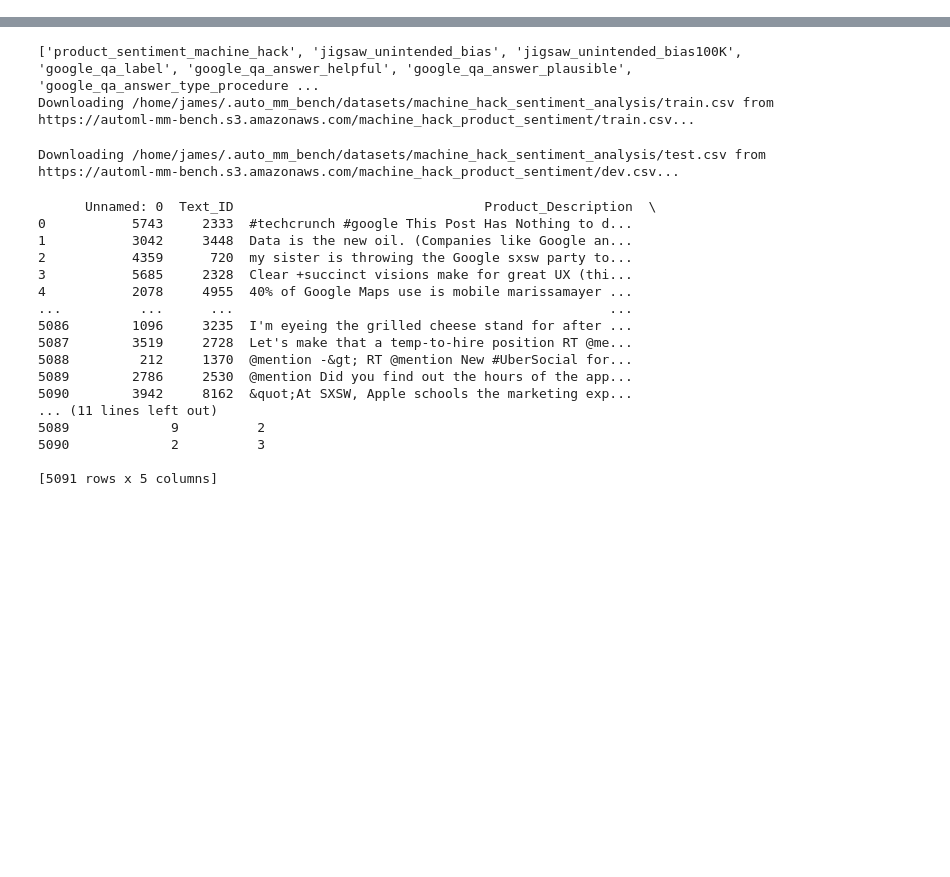
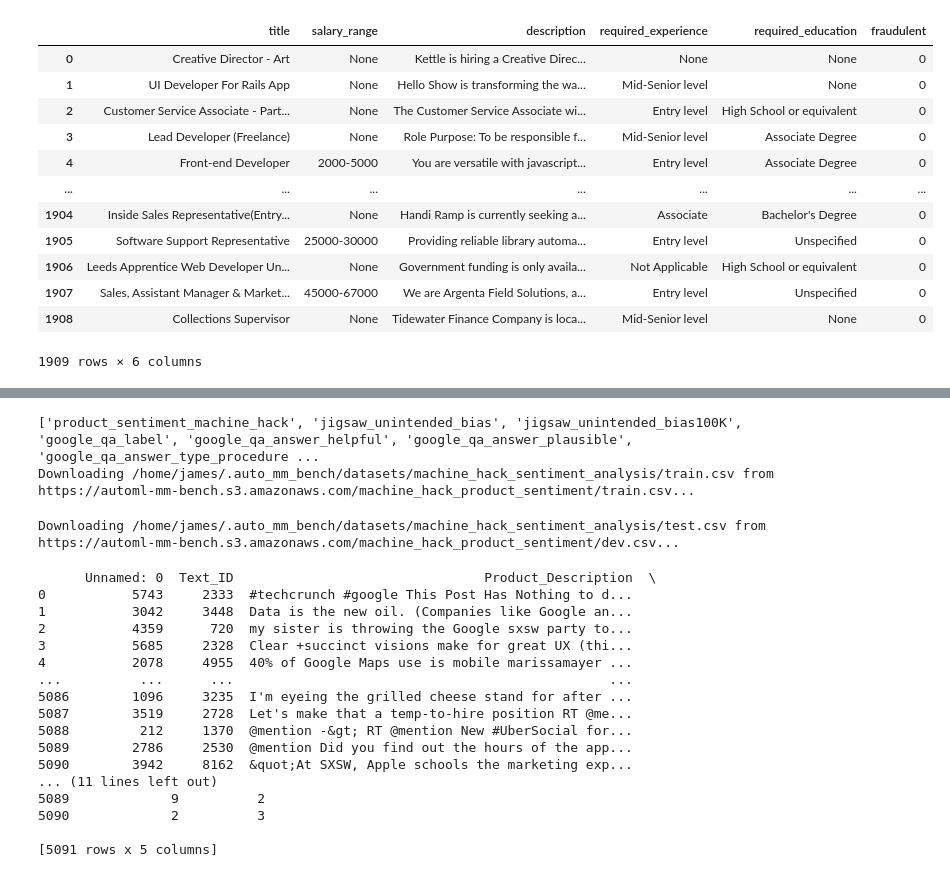
Before and after one commit to jameswburton18/TextNTabularExplanations, a Jupyter notebook: notebooks/testing_other_datasets.ipynb, the cells around one changed output, grey strips where cells are left out. Saved outputs shown, nothing was run; the diff lists cells and outputs as text; code cells hidden in the pictures; blank space fills up the shorter version.

Commit message:
Updated to handle missing values as per version

```diff
--- a/notebooks/testing_other_datasets.ipynb
+++ b/notebooks/testing_other_datasets.ipynb
@@ -0,0 +212,31 @@
+# %%
+from datasets import load_dataset
+
+ds2 = load_dataset("james-burton/fake_job_postings2")
+train, val, test = ds2["train"], ds2["validation"], ds2["test"]
+
+# enc = di.cat_encoder
+
+train = train.to_pandas()
+train[di.categorical_cols] = train[di.categorical_cols].astype("category")
+
+enc = OrdinalEncoder(encoded_missing_value=-1)
+train[di.categorical_cols] = enc.fit_transform(train[di.categorical_cols])
+
+val = val.to_pandas()
+val[di.categorical_cols] = val[di.categorical_cols].astype("category")
+val[di.categorical_cols] = enc.transform(val[di.categorical_cols])
+
+test = test.to_pandas()
+test[di.categorical_cols] = test[di.categorical_cols].astype("category")
+test[di.categorical_cols] = enc.transform(test[di.categorical_cols])
+
+ds3 = DatasetDict(
+    {
+        "train": Dataset.from_pandas(train),
+        "validation": Dataset.from_pandas(val),
+        "test": Dataset.from_pandas(test),
+    }
+)
+
+ds3.push_to_hub("fake_job_postings2_ord")
@@ -0,0 +287,16 @@
+# %%
+train
+# %% [output]
+|  | title | salary_range | description | required_experience | required_education | fraudulent |
+| 0 | Creative Director - Art | None | Kettle is hiring a Creative Direc... | None | None | 0 |
+| 1 | UI Developer For Rails App | None | Hello Show is transforming the wa... | Mid-Senior level | None | 0 |
+| 2 | Customer Service Associate - Part... | None | The Customer Service Associate wi... | Entry level | High School or equivalent | 0 |
+| 3 | Lead Developer (Freelance) | None | Role Purpose: To be responsible f... | Mid-Senior level | Associate Degree | 0 |
+| 4 | Front-end Developer | 2000-5000 | You are versatile with javascript... | Entry level | Associate Degree | 0 |
+| ... | ... | ... | ... | ... | ... | ... |
+| 1904 | Inside Sales Representative(Entry... | None | Handi Ramp is currently seeking a... | Associate | Bachelor's Degree | 0 |
+| 1905 | Software Support Representative | 25000-30000 | Providing reliable library automa... | Entry level | Unspecified | 0 |
+| 1906 | Leeds Apprentice Web Developer Un... | None | Government funding is only availa... | Not Applicable | High School or equivalent | 0 |
+| 1907 | Sales, Assistant Manager & Market... | 45000-67000 | We are Argenta Field Solutions, a... | Entry level | Unspecified | 0 |
+| 1908 | Collections Supervisor | None | Tidewater Finance Company is loca... | Mid-Senior level | None | 0 |
+1909 rows × 6 columns
```
Also changed, not shown: parts of 53 cells of this notebook, 2 other files.
